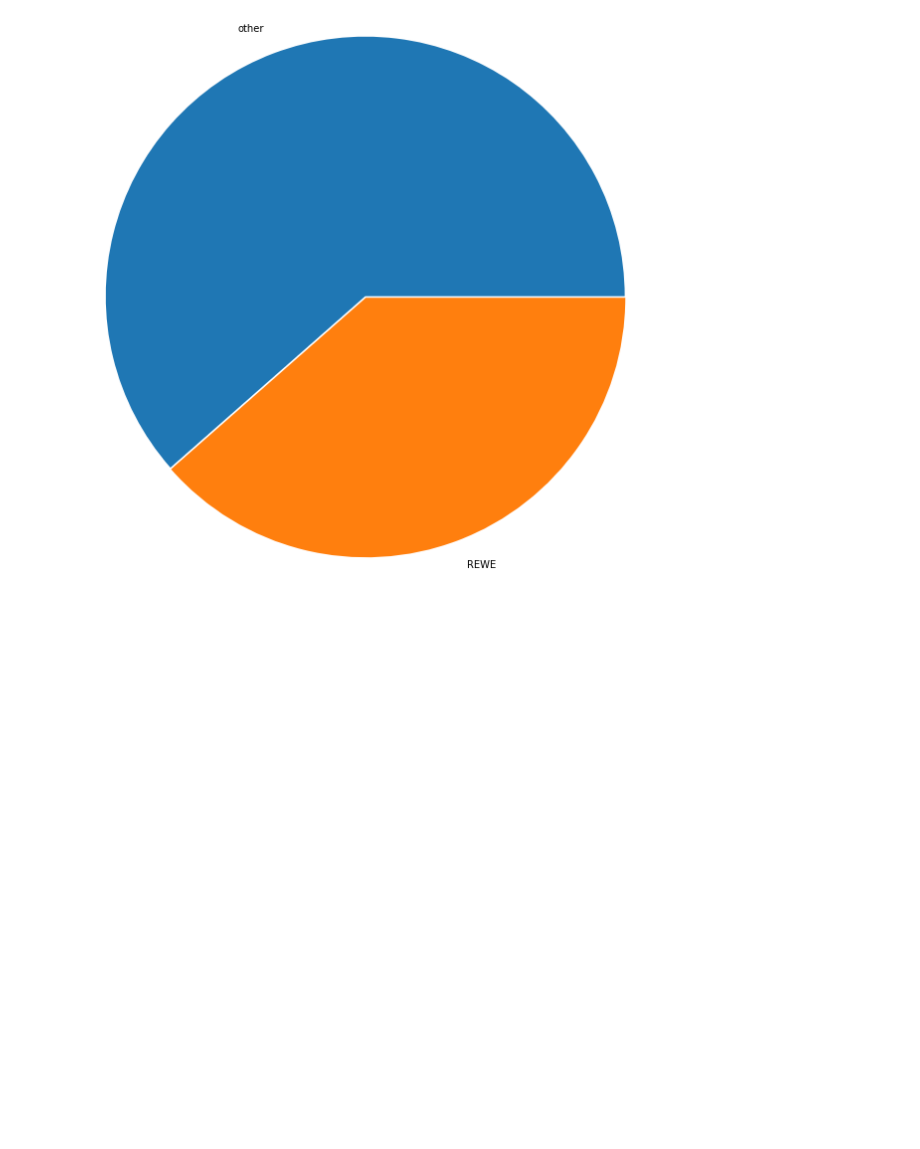
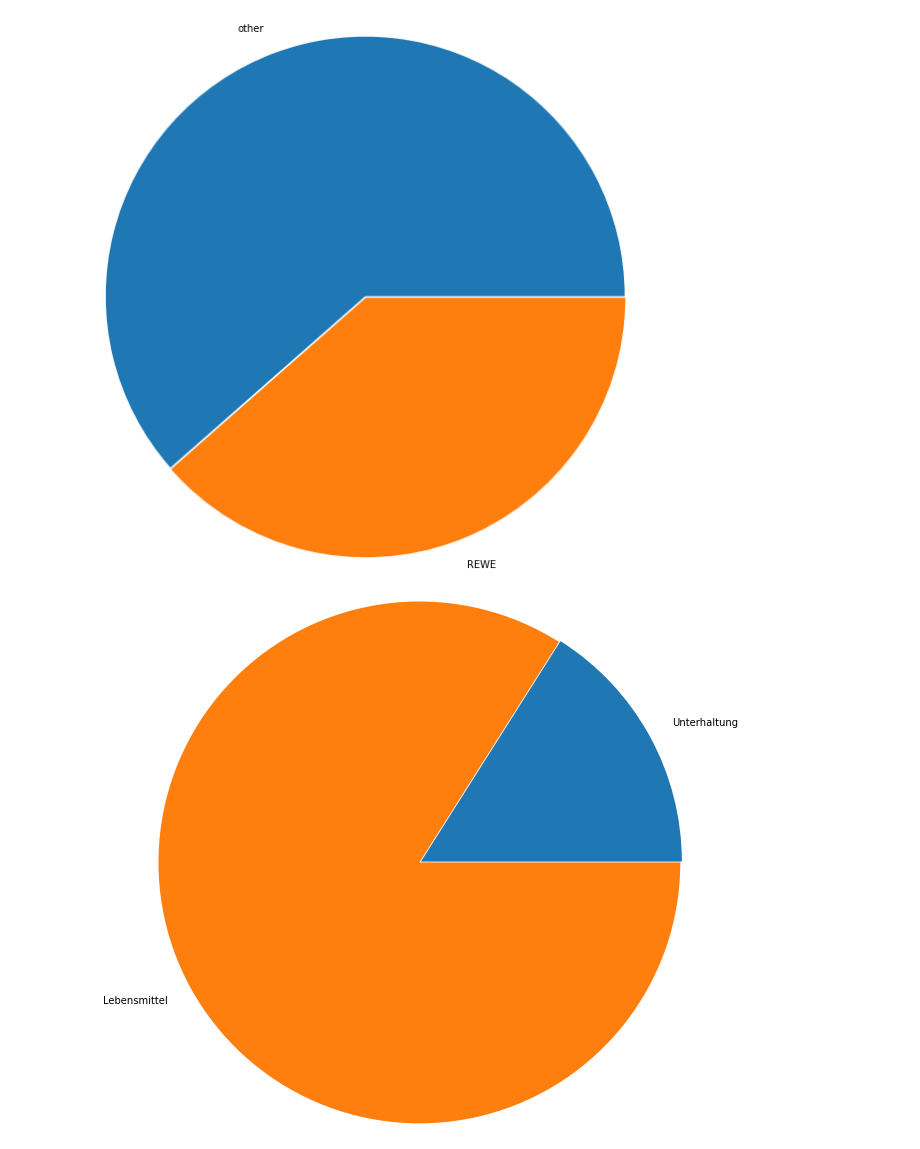
Before and after one commit to bjoernpl/PaypalTransactionVisualizer, a Jupyter notebook: src/TransactionVisualizer.ipynb, the cells around one changed output. Cells and saved outputs as stored; diff of their text form; code cells hidden in the pictures; blank space fills up the shorter version.

Commit message:
Refactored to use dataclass Transaction instead of tuples for improved clarity. Also added cell to display expenditures per category

```diff
--- a/src/TransactionVisualizer.ipynb
+++ b/src/TransactionVisualizer.ipynb
@@ -68,11 +68,11 @@ plt.show()
 from functools import reduce
 
 transaction_every_month = {i: [] for i in range(1,13)}
-for (name, amount, date) in transaction_data:
-    transaction_every_month[date.month].append((name, amount, date))
+for transaction in transaction_data:
+    transaction_every_month[transaction.date.month].append(transaction)
 
 monthly_sums = {
-    month: reduce(lambda a,b: a + b[1], transactions_in_month, 0)
+    month: reduce(lambda a,b: a + b.amount, transactions_in_month, 0)
     for month, transactions_in_month in transaction_every_month.items()
 }
 
@@ -122,7 +124,7 @@ __The following plots show a pie diagram of all places where money was spent and
 # %%
-transaction_per_shop = dict.fromkeys([name for name,_,_ in transaction_data], 0.0)
-for name, amount, _ in transaction_data:
-    transaction_per_shop[name] -= amount
+transaction_per_shop = dict.fromkeys([transaction.name for transaction in transaction_data], 0.0)
+for transaction in transaction_data:
+    transaction_per_shop[transaction.name] -= transaction.amount
 
 plt.pie(list(transaction_per_shop.values()),
         labels=list(transaction_per_shop.keys()),
@@ -147,3 +149,15 @@ plt.pie(list(transaction_per_shop_over_threshold.values()),
 plt.show()
 # %% [output]
 [figure]
+# %%
+transaction_per_category = dict.fromkeys([transaction.category for transaction in transaction_data], 0.0)
+for transaction in transaction_data:
+    transaction_per_category[transaction.category] -= transaction.amount
+
+plt.pie(list(transaction_per_category.values()),
+        labels=list(transaction_per_category.keys()),
+        explode=[0.01]*len(transaction_per_category),
+        radius=3)
+plt.show()
+# %% [output]
+[figure, added]
```
Also changed, not shown: parts of 5 cells of this notebook, 2 other files.
